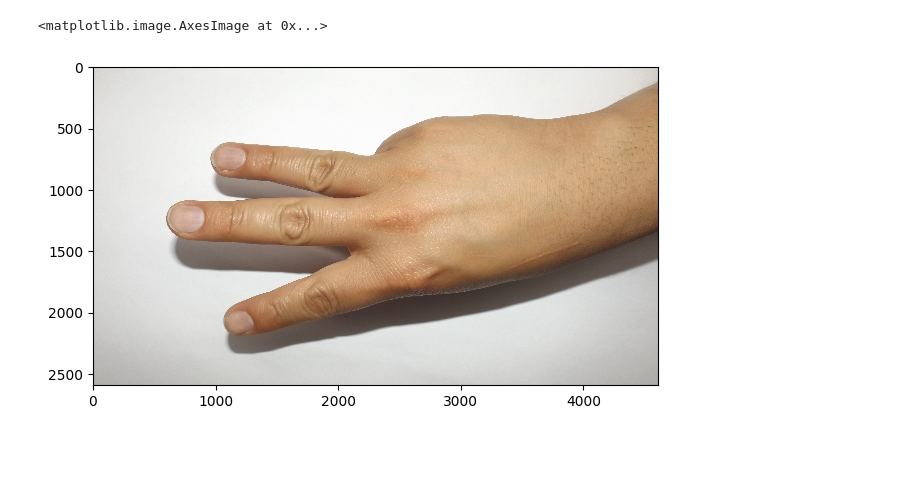
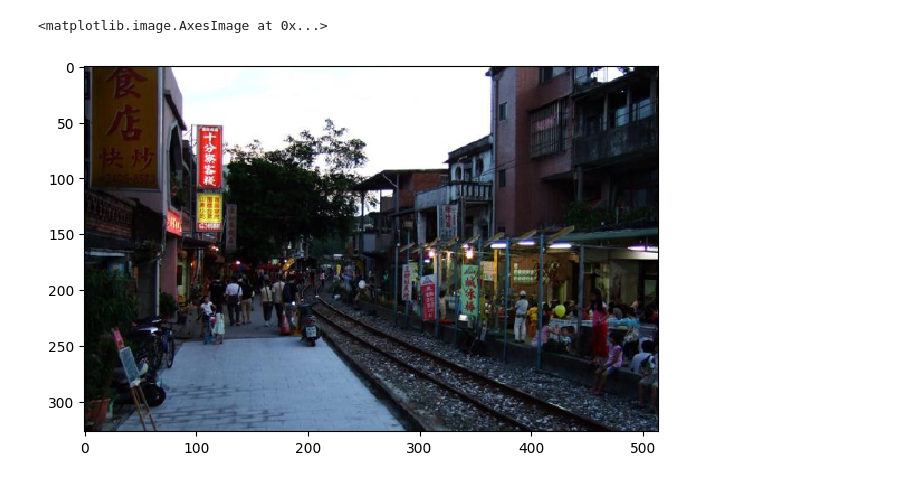
Before and after one commit to ziyadss/hand-gesture-recognition, a Jupyter notebook: playground.ipynb, the cells around one changed output. Drawn from its saved outputs; the diff is of its cells as text; code cells hidden in the pictures; blank space fills up the shorter version.

```diff
--- a/playground.ipynb
+++ b/playground.ipynb
@@ -23,10 +23,10 @@ with open(LABELS_FILENAME, "r") as f:
         paths.append(path)
         labels.append(label)
 # %%
-img = io.imread(paths[0], as_gray=False)
+img = io.imread("test.jpg", as_gray=False)
 io.imshow(img)
 # %% [output]
 <matplotlib.image.AxesImage at 0x...>
-[figure, old version]
+[figure, new version]
 # %%
 img = transform.rescale(img, 0.25, channel_axis=2)
```
Also changed, not shown: parts of 6 cells of this notebook, 4 other files.
